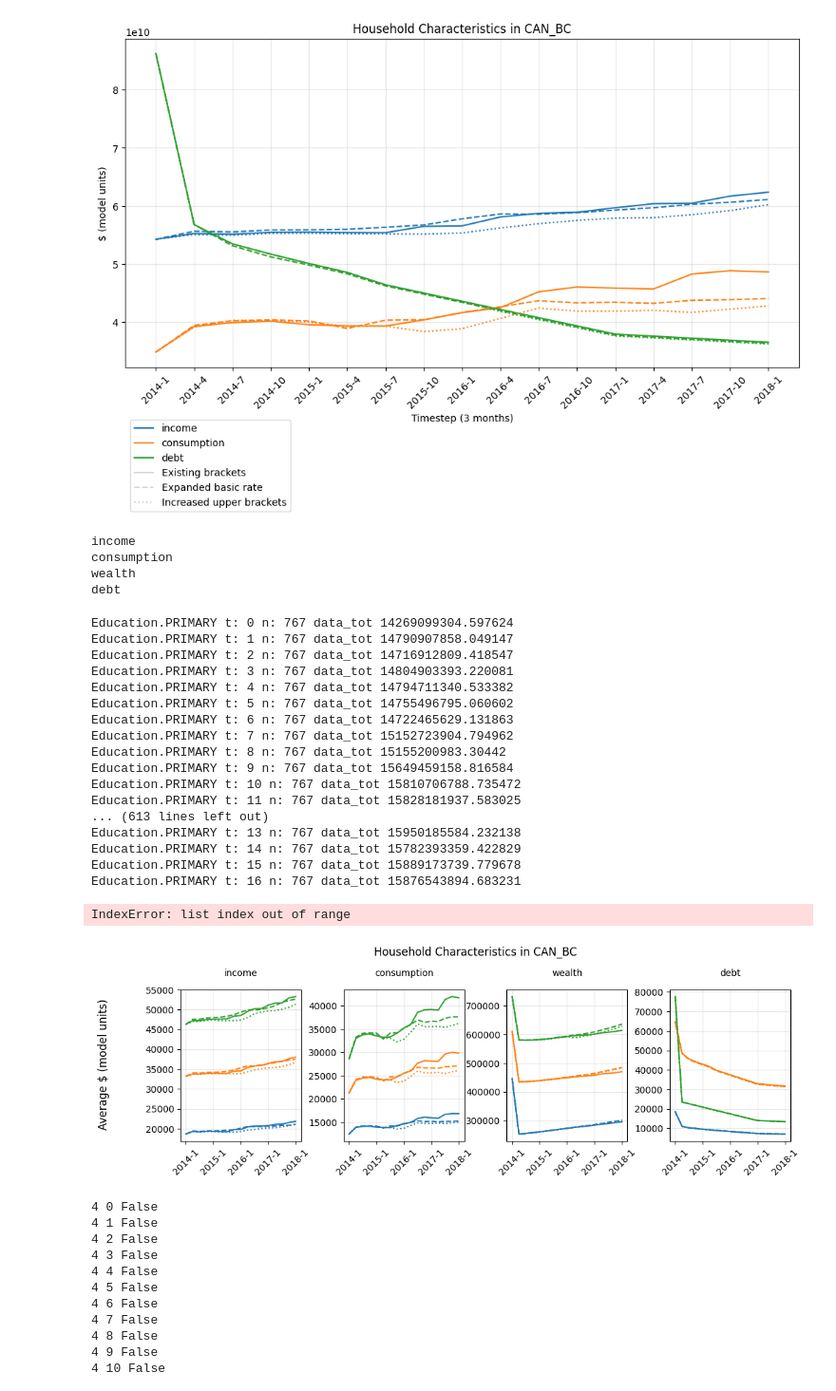
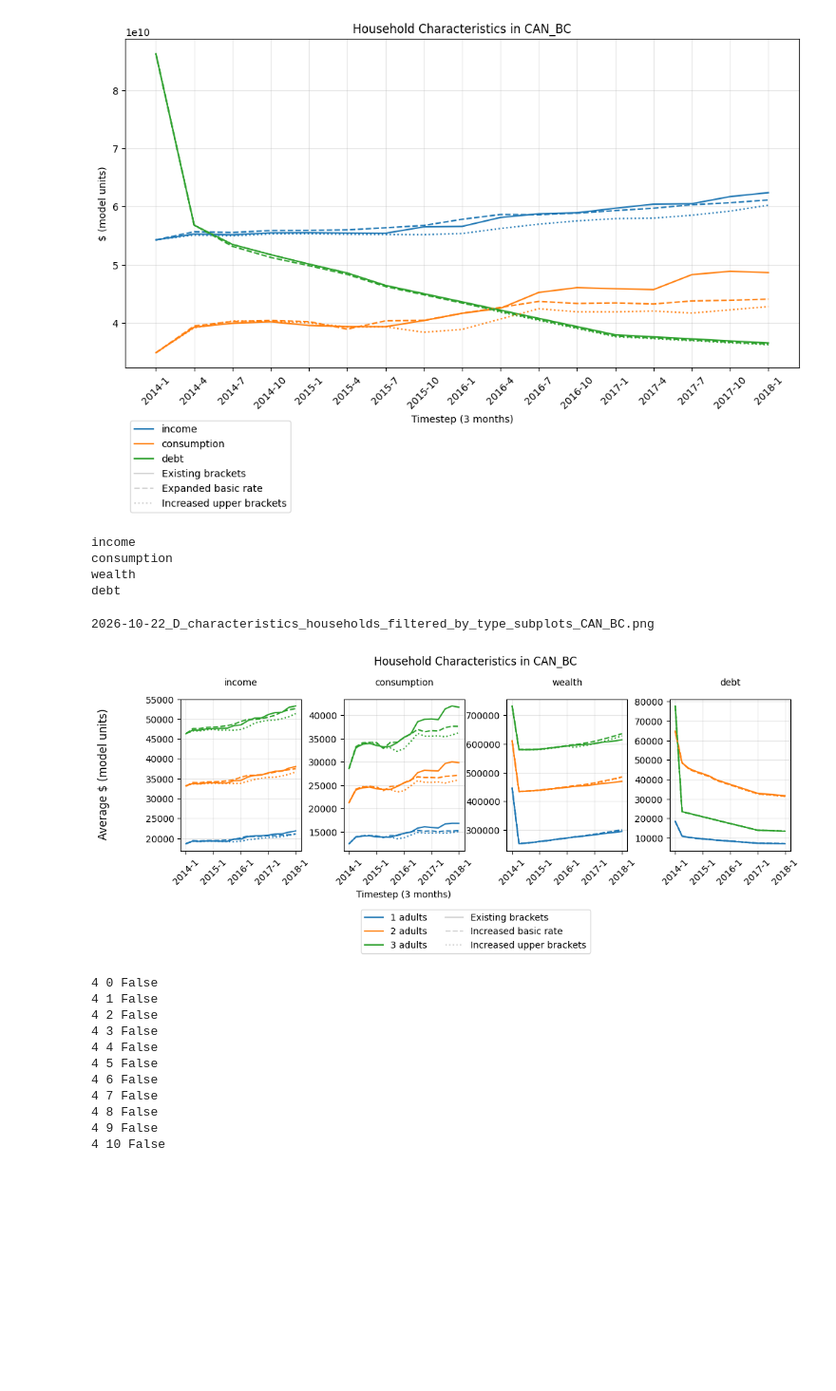
Before and after one commit to bcgov/macroabm-ca, a Jupyter notebook: scenarios/pit_basic_multiscenario.ipynb, the cells around one changed output. Shown at 95% size. Cells and saved outputs as stored; diff of their text form; code cells hidden in the pictures; blank space fills up the shorter version.

```diff
--- a/scenarios/pit_basic_multiscenario.ipynb
+++ b/scenarios/pit_basic_multiscenario.ipynb
@@ -1042,7 +547,7 @@ Expanded basic rate:
 Increased upper brackets:
         [(13216, 0.0), (50363, 0.056), (100728, 0.077), (115648, 0.105), (140430, 0.1229), (190405, 0.167), (265545, 0.188), (1000000, 0.225), (inf, 0.245)]
 # %%
-SCENARIO = "scenario_" + str(3)
+SCENARIO = "scenario_" + str(1)
 OUTPUT_FILENAME  = "results_" + SCENARIO + ".h5"
 print(f"Output     : {OUTPUT_DIRECTORY / OUTPUT_FILENAME}")
 # %% [output]
@@ -1851,6 +1326,7 @@ debt
 
 import matplotlib.pyplot as plt
 import datetime
+from matplotlib.lines import Line2D
 
 ### common
 PROVINCE_LABELS = {
@@ -1898,13 +1374,13 @@ max_title_length = 15
 figure.set_figheight(num_rows*subplot_size)
 figure.set_figwidth(num_columns*subplot_size)
 figure.tight_layout(pad=20.0) # pad increases space around subplots
-plt.subplots_adjust(wspace=0.35, hspace=0.25)
+figure.subplots_adjust(wspace=0.35, hspace=0.25)
 
 ### describe graph
 figure.suptitle(f"Household Characteristics in {region}", y=1.1)
 figure.supylabel("Average $ (model units)")
-ax = plt.gca()
-ax.tick_params("x", rotation=rot)
+# ax = plt.gca()
+# ax.tick_params("x", rotation=rot)
 
 ### scenario variables
 linestyles = ['solid', 'dashed', 'dotted', 'dashdot']
@@ -1967,57 +1443,40 @@ for k in range(n_adults):
 # for j in range(len(tax_policy)):
 #     legend_labels.append("rate = " + str(tax_policy[j].get_rate()))
 legend_labels.append("Existing brackets")
 legend_labels.append("Increased basic rate")
 legend_labels.append("Increased upper brackets")
 legend_labels.append("Flat default")
 
 legend_lines = []
 for k in range(n_adults):
     legend_lines.append(Line2D([0], [0], color = COLOURS[k], linestyle="-"))
 for j in range(n_scenarios):
     legend_lines.append(Line2D([0], [0], color = "lightgrey", linestyle=linestyles[j % len(linestyles)]))
 
-axis[1].legend(
+figure.legend(
     legend_lines,
     legend_labels,
-    loc='upper left',                   # anchor point inside axes
-    bbox_to_anchor=(-1.5, -0.61),         # relative coords (0,0) bottom-left, (1,1) top-right
+    loc='center',                   # anchor point inside axes
+    bbox_to_anchor=(0.5, -0.3),         # relative coords (0,0) bottom-left, (1,1) top-right
     ncol=int(len(legend_labels)/3),
 )
 
 ### graph attributes
 # ax.set_yscale('log')
 # ax.legend(fontsize=7, ncol=4)
 # ax.set_xlim(left=1)             # exclude initialization timestep
 # plt.tight_layout()
 axis[1].set_xlabel("Timestep (3 months)")
-FILENAME = str(datetime.date.today()) + "_D_characteristics_households_filtered_by_type_subplots" + region + "_ALL" + ".png"
-plt.savefig(OUTPUT_DIRECTORY / FILENAME, dpi=120)
+FILENAME = str(datetime.date.today()) + "_D_characteristics_households_filtered_by_type_subplots_" + region + ".png"
+figure.savefig(OUTPUT_DIRECTORY / FILENAME, bbox_inches='tight')
 plt.show()
 # %% [output]
 income
 consumption
 wealth
 debt
-Education.PRIMARY t: 0 n: 767 data_tot 14269099304.597624
-Education.PRIMARY t: 1 n: 767 data_tot 14790907858.049147
-Education.PRIMARY t: 2 n: 767 data_tot 14716912809.418547
-Education.PRIMARY t: 3 n: 767 data_tot 14804903393.220081
-Education.PRIMARY t: 4 n: 767 data_tot 14794711340.533382
-Education.PRIMARY t: 5 n: 767 data_tot 14755496795.060602
-Education.PRIMARY t: 6 n: 767 data_tot 14722465629.131863
-Education.PRIMARY t: 7 n: 767 data_tot 15152723904.794962
-Education.PRIMARY t: 8 n: 767 data_tot 15155200983.30442
-Education.PRIMARY t: 9 n: 767 data_tot 15649459158.816584
-Education.PRIMARY t: 10 n: 767 data_tot 15810706788.735472
-Education.PRIMARY t: 11 n: 767 data_tot 15828181937.583025
-... (613 lines left out)
-Education.PRIMARY t: 13 n: 767 data_tot 15950185584.232138
-Education.PRIMARY t: 14 n: 767 data_tot 15782393359.422829
-Education.PRIMARY t: 15 n: 767 data_tot 15889173739.779678
-Education.PRIMARY t: 16 n: 767 data_tot 15876543894.683231
+2026-10-22_D_characteristics_households_filtered_by_type_subplots_CAN_BC.png
-IndexError: list index out of range
-[figure, old version]
+[figure, new version]
 # %%
 from macromodel.agents.individuals.individual_properties import (
     ActivityStatus,
```
Also changed, not shown: parts of 22 cells of this notebook, 3 other files.
